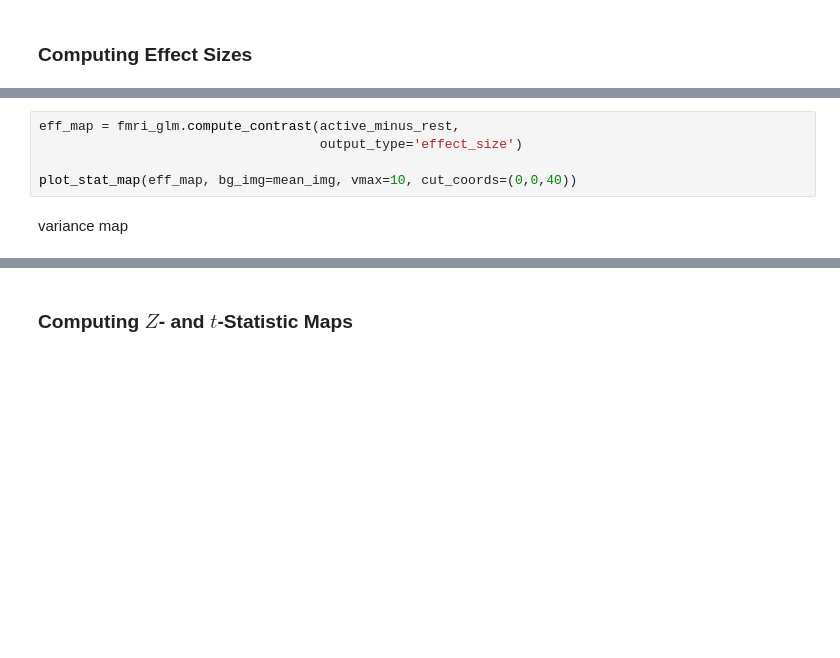
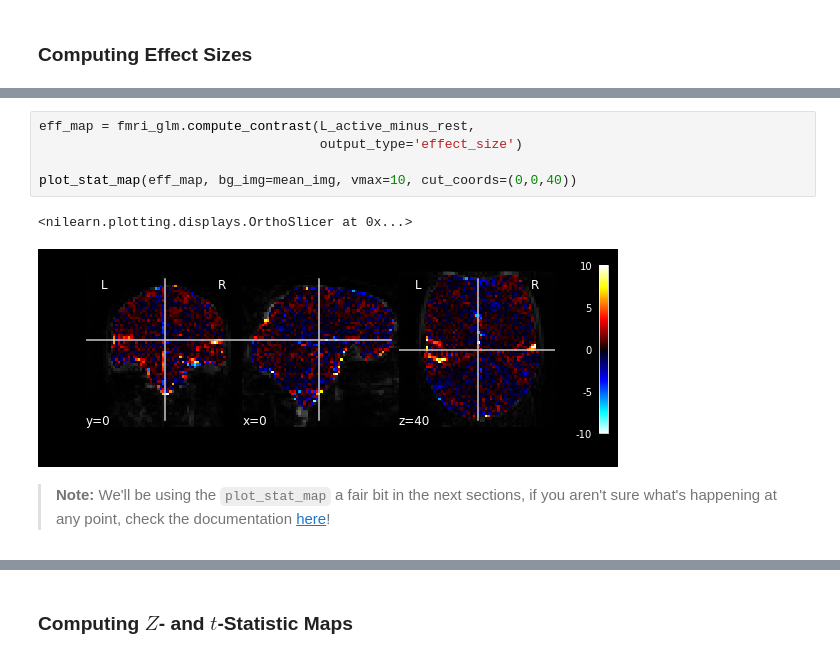
Before and after one commit to TomMaullin/Nilearn2023, a Jupyter notebook: nb_01_fmri_data_and_first_level_analysis.ipynb, the cells around one changed output, grey strips where cells are left out. Cells and saved outputs as stored; diff of their text form; blank space fills up the shorter version.

```diff
--- a/nb_01_fmri_data_and_first_level_analysis.ipynb
+++ b/nb_01_fmri_data_and_first_level_analysis.ipynb
@@ -408,7 +552,10 @@ As we are testing to see whether there is statistical evidence that $L\beta_v$ i
 # %%
-eff_map = fmri_glm.compute_contrast(active_minus_rest,
+eff_map = fmri_glm.compute_contrast(L_active_minus_rest,
                                     output_type='effect_size')
 
 plot_stat_map(eff_map, bg_img=mean_img, vmax=10, cut_coords=(0,0,40))
+# %% [output]
+<nilearn.plotting.displays.OrthoSlicer at 0x...>
+[figure, added]
-# %% [markdown]
-variance map
+# %% [markdown]
+ > **Note:** We'll be using the `plot_stat_map` a fair bit in the next sections, if you aren't sure what's happening at any point, check the documentation [here](https://nilearn.github.io/modules/generated/nilearn.plotting.plot_stat_map.html)!
```
Also changed, not shown: parts of 54 cells of this notebook, 1 other file.
